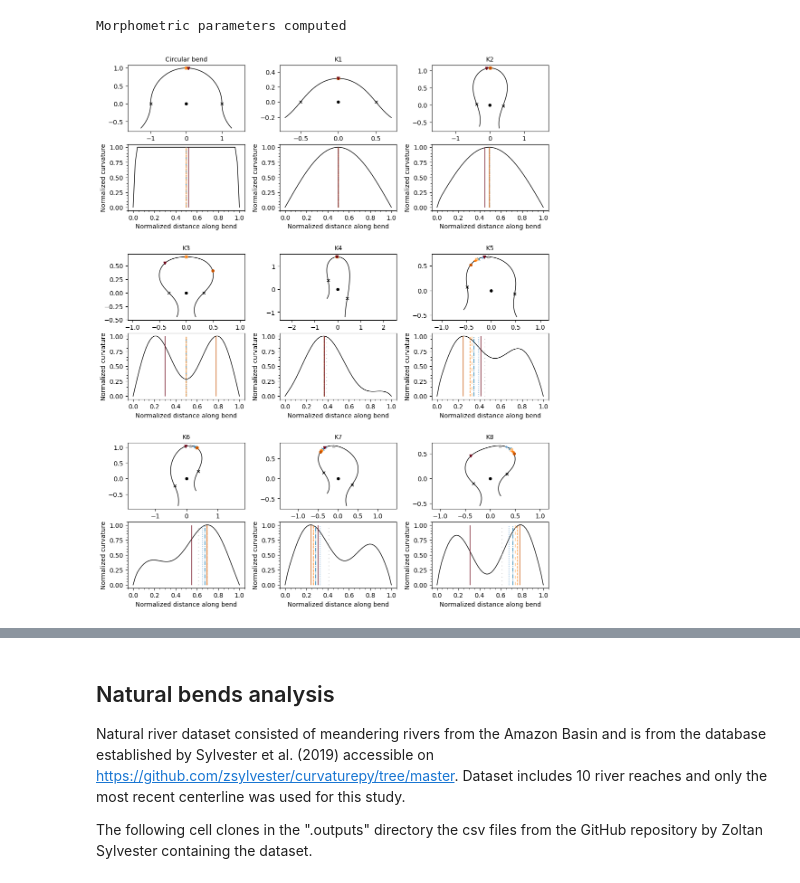
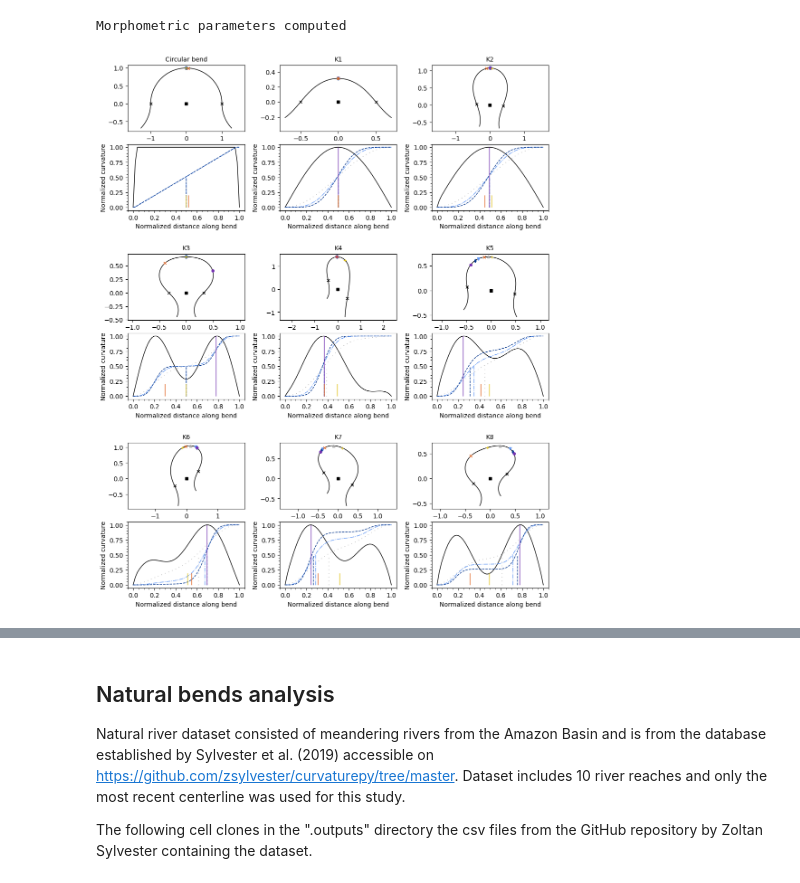
Before and after one commit to martin-lemay/pyBenD, a Jupyter notebook: notebooks/bend_apex_detection.ipynb, the cells around one changed output, grey strips where cells are left out. Cells and saved outputs as stored; diff of their text form; code cells hidden in the pictures.

```diff
--- a/notebooks/bend_apex_detection.ipynb
+++ b/notebooks/bend_apex_detection.ipynb
@@ -157,7 +155,7 @@ Compute apex location depending on *n* and corresponding morphometric parameters
 nb_bends = len(bend_coords)
 df_names = [("Apex_index", "Curv_Abs", "Amplitude", "Extension", "Asymmetry",
              "Distance_Max_Curv", "mean_abs", "std_dev", "skewness", "kurtosis"),
-            np.arange(1, 8, dtype=int)]
+            np.arange(1, 9, dtype=int)]
 df_indexes = pd.MultiIndex.from_product(df_names, names=["Metric", "n"])
 
 nb_col = len(df_names[0])*len(df_names[1])
@@ -186,11 +184,11 @@ for i, coords in enumerate(bend_coords):
     curvature = np.abs(curvature0[i_inflex1:i_inflex2+1])
     curv_norm = (curvature - np.min(curvature)) / (np.max(curvature) - np.min(curvature))
 
-    df_synth.loc[i, ("Apex_index")] = [cpf.compute_median_curvature_index(curvature, n) for n in range(1, 6)] + [np.nan, np.nan]
-    df_synth.loc[i, ("mean_abs")] = [cpf.compute_esperance(curvature, curv_abs_norm, n) for n in range(1, 6)] + [np.nan, np.nan]
-    df_synth.loc[i, ("std_dev")] = [cpf.compute_variance(curvature, curv_abs_norm, n)[1] for n in range(1, 6)] + [np.nan, np.nan]
-    df_synth.loc[i, ("skewness")] = [cpf.compute_skewness(curvature, curv_abs_norm, n) for n in range(1, 6)] + [np.nan, np.nan]
-    df_synth.loc[i, ("kurtosis")] = [cpf.compute_kurtosis(curvature, curv_abs_norm, n) for n in range(1, 6)] + [np.nan, np.nan]
+    df_synth.loc[i, ("Apex_index")] = [cpf.compute_median_curvature_index(curvature, n) for n in range(1, 6)] + [np.nan, np.nan, np.nan]
+    df_synth.loc[i, ("mean_abs")] = [cpf.compute_esperance(curvature, curv_abs_norm, n) for n in range(1, 6)] + [np.nan, np.nan, np.nan]
+    df_synth.loc[i, ("std_dev")] = [cpf.compute_variance(curvature, curv_abs_norm, n)[1] for n in range(1, 6)] + [np.nan, np.nan, np.nan]
+    df_synth.loc[i, ("skewness")] = [cpf.compute_skewness(curvature, curv_abs_norm, n) for n in range(1, 6)] + [np.nan, np.nan, np.nan]
+    df_synth.loc[i, ("kurtosis")] = [cpf.compute_kurtosis(curvature, curv_abs_norm, n) for n in range(1, 6)] + [np.nan, np.nan, np.nan]
 
     # add max curvature point index if a single global maximum
     if (i != 0):
@@ -210,11 +208,15 @@ for i, coords in enumerate(bend_coords):
             pt0 = bend[j - 1]
             pt1 = bend[j + 1]
         ln[j] = geom.normal(pt0 - pt1)
-    df_synth.loc[i, ("Apex_index", 7)] = cpf.compute_half_angle_variation(ln)
+    df_synth.loc[i, ("Apex_index", 8)] = cpf.compute_half_angle_variation(ln)
 
     # morphometric parameters
     extension_max = np.max([geom.distance(pt, pt_center) for pt in bend])
+    ampl_max_index = np.argmax([geom.orthogonal_distance(pt, bend[0], bend[-1]) for pt in bend])
     ampl_max = np.max([geom.orthogonal_distance(pt, bend[0], bend[-1]) for pt in bend])
+
+    # add max amplitude apex
+    df_synth.loc[i, ("Apex_index", 7)] = ampl_max_index
 
     # pearson asymmetry coefficient
     median_abs_index = int(df_synth.loc[i, ("Apex_index", 1)])
@@ -226,7 +228,7 @@ for i, coords in enumerate(bend_coords):
     asymmetry = []
     dist_max_cuvr = []
     skew_ref = []
-    for n in range(1, 8):
+    for n in range(1, 9):
         if np.isfinite(df_synth.loc[i, ("Apex_index", n)]):
             apex_index = int(df_synth.loc[i, ("Apex_index", n)])
 
@@ -282,39 +284,51 @@ for i, coords in enumerate(bend_coords):
                     subplot_spec=outer[i], wspace=0.2, hspace=0.2)
     ax0 = plt.Subplot(fig, inner[0])
     ax0.plot(coords[:,0]-pt_center[0], coords[:,1]-pt_center[1], 'k-', linewidth=1)
     ax0.plot(bend[0,0], bend[0,1], 'kx', markersize=4)
     ax0.plot(bend[-1,0], bend[-1,1], 'kx', markersize=4)
-    ax0.plot(0., 0., 'ko', markersize=4)
+    ax0.plot(0., 0., 'ks', markersize=4)
 
     ax0.axis('equal')
     ax0.set_title(bend_names[i], fontsize=10)
 
     fig.add_subplot(ax0)
     ax1 = plt.Subplot(fig, inner[1])
     ax1.plot(curv_abs_norm, curv_norm, 'k-', label="Curvature", linewidth=1, alpha=1)
+    # plot cumulative curvature distribution
+    for n in (1, 3, 5):
+        cumsum = np.cumsum(curvature**n) / np.sum(
+            curvature**n
+        )
+        ax1.plot(curv_abs_norm, cumsum, label=f"Cum. Curvature (n={n})", linewidth=1, alpha=1, color=n_colors[n-1], linestyle=n_linestyles[n-1])
     ax1.set_ylabel("Normalized curvature")
     ax1.set_xlabel("Normalized distance along bend")
 
-    for j in range(7):
+    for j in range(8):
         n = j+1
         label=n_labels[j]
         col = n_colors[j]
         ls = n_linestyles[j]
         if np.isfinite(df_synth.loc[i, ("Apex_index", n)]):
             apex_index = int(df_synth.loc[i, ("Apex_index", n)])
-            ax0.plot(bend[apex_index][0], bend[apex_index][1], marker=n_apex_markers[j], color=col, markersize=4)
-            ax1.vlines(curv_abs_norm[apex_index], 0, 1, label=label, linewidth=1, linestyle=ls, color=col)
+            if (n%2 == 1) or (n > 5):
+                ax0.plot(bend[apex_index][0], bend[apex_index][1], marker=n_apex_markers[j], color=col, markersize=4)
+                ymax = 0.5
+                if n == 6:
+                    ymax = 1
+                elif n > 6:
+                    ymax = 0.2
+                ax1.vlines(curv_abs_norm[apex_index], 0, ymax, label=label, linewidth=1, linestyle=ls, color=col)
 
     #ax1.vlines(df_synth.loc[i, ("Apex_index", 1)], 0, 1, label="mean", linewidth=1, linestyle=ls, color='k')
 
     ax1.minorticks_on()
     #ax1.legend(ncol=2, loc='lower center')
     fig.add_subplot(ax1)
 
-plt.savefig(fig_path + "synthetic_bends.png", dpi=150)
+plt.savefig(fig_path + "synthetic_bends.eps", dpi=150)
 plt.show()
 # %% [output]
-[figure, old version]
+[figure, new version]
 # %%
 from scipy.stats import kendalltau, pearsonr, spearmanr
 
```
Also changed, not shown: parts of 19 cells of this notebook, 2 other files.
